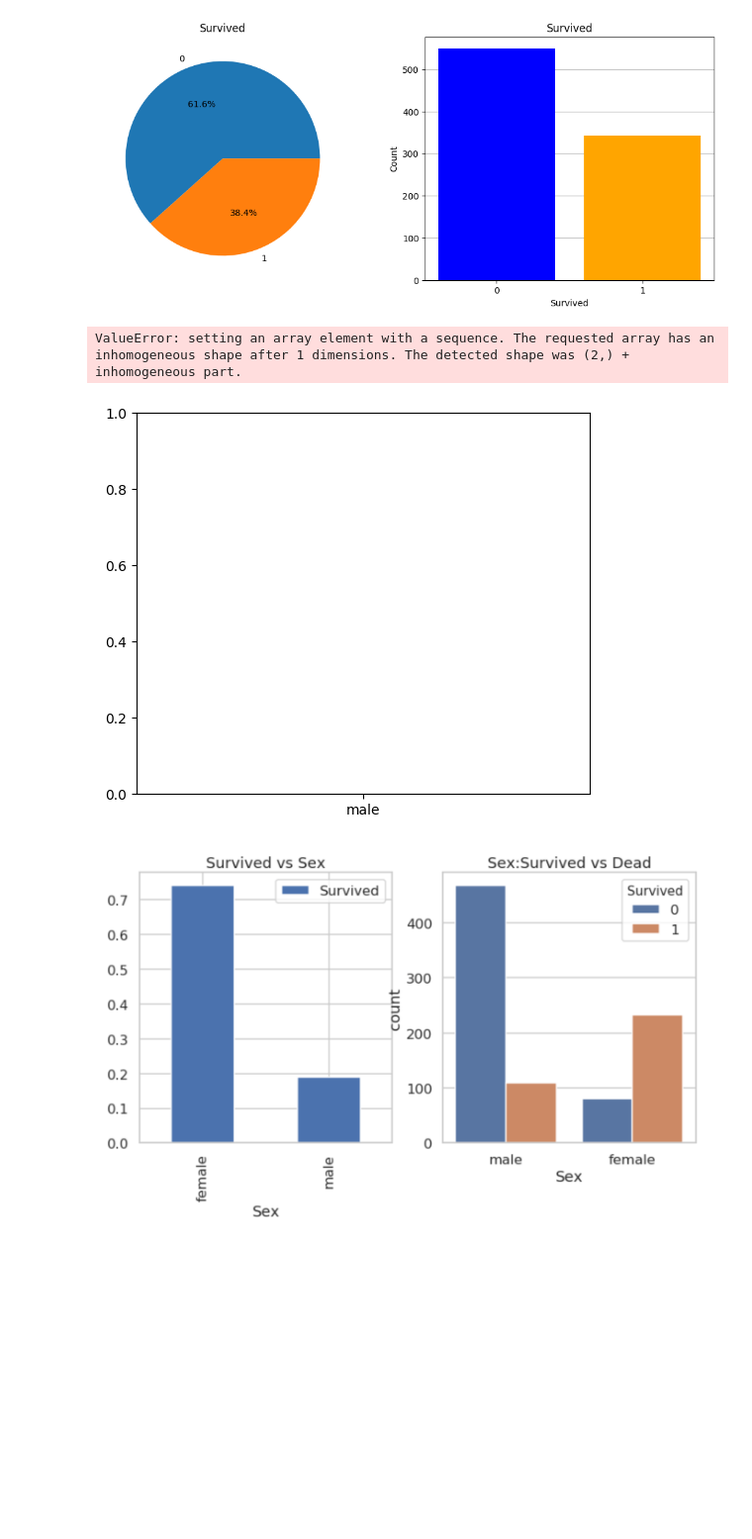
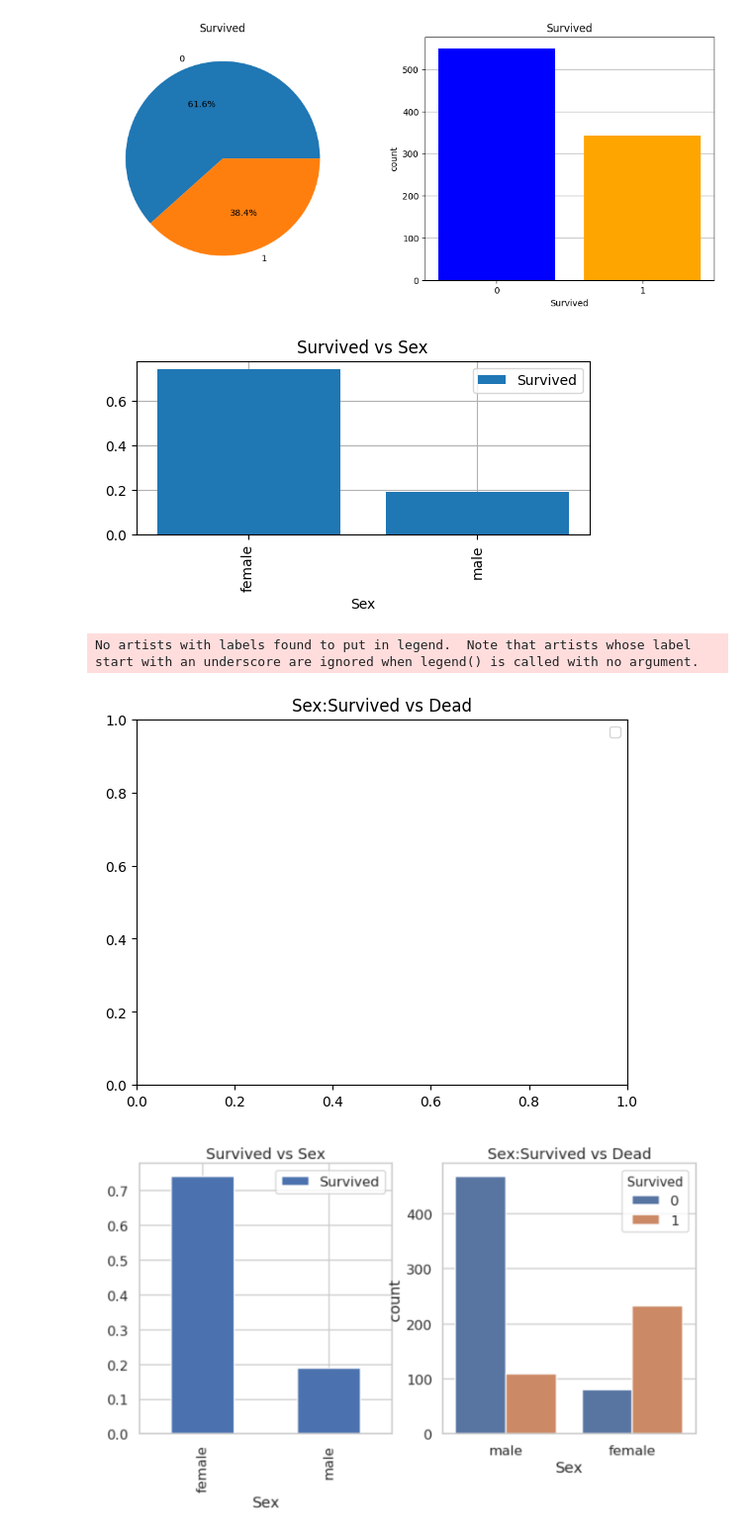
Before and after one commit to Prosik2205/OSHI, a Jupyter notebook: Task2_basic_ai_prosimyak_oleksander.ipynb, the cells around one changed output. Shown at 99% size. Saved outputs shown, nothing was run; the diff lists cells and outputs as text; code cells hidden in the pictures; blank space fills up the shorter version.

```diff
--- a/Task2_basic_ai_prosimyak_oleksander.ipynb
+++ b/Task2_basic_ai_prosimyak_oleksander.ipynb
@@ -53,20 +53,35 @@ ax1.grid(axis='y')
 plt.show()
 # %% [output]
 [figure]
-# %%
-fig = plt.figure(figsize=(13,5))
-ax = fig.add_subplot(1,2,1)
-male = dataset[dataset['Sex']=='male']
-female = dataset[dataset['Sex']=='female']
-sizes = [male , female]
-labels = ['male','female']
-ax.bar(labels,sizes,color=['blue','orange'])
-ax.set_xlabel('Sex')
-ax.set_ylabel('Survived vs Sex')
-plt.show()
-# %% [output]
-ValueError: setting an array element with a sequence. The requested array has an inhomogeneous shape after 1 dimensions. The detected shape was (2,) + inhomogeneous part.
-[figure, removed]
+# %%
+fig = plt.figure(figsize=(13,5))
+ax = fig.add_subplot(1,2,1)
+male = dataset[dataset['Sex']=='male']
+female = dataset[dataset['Sex']=='female']
+sur_men = male['Survived'].mean().sum()
+sur_wom = female['Survived'].mean().sum()
+ax.bar(['female','male'],[sur_wom,sur_men],label='Survived')
+plt.xlabel('Sex')
+plt.title('Survived vs Sex')
+plt.legend()
+plt.xticks(rotation=90)
+ax.set_axisbelow(True)
+ax.grid()
+plt.show()
+
+fig,ax= plt.subplots()
+ax1 = fig.add_subplot(1,2,2)
+ax1.bar(['Alive Male', 'Dead Male', 'Alive Female', 'Dead Female'],[male_sur, male_dead, female_sur, female_dead], label='Survived')
+ax1.set_xlabel('Sex')
+ax1.set_ylabel('count')
+plt.title('Sex:Survived vs Dead')
+plt.legend()
+ax1.set_axisbelow(True)
+ax1.grid(axis='y')
+# %% [output]
+[figure, added]
+No artists with labels found to put in legend.  Note that artists whose label start with an underscore are ignored when legend() is called with no argument.
+[figure, added]
 # %% [markdown]
 ![image.png](embedded-picture-1)
 # %%
```
Also changed, not shown: parts of 1 cell of this notebook.
